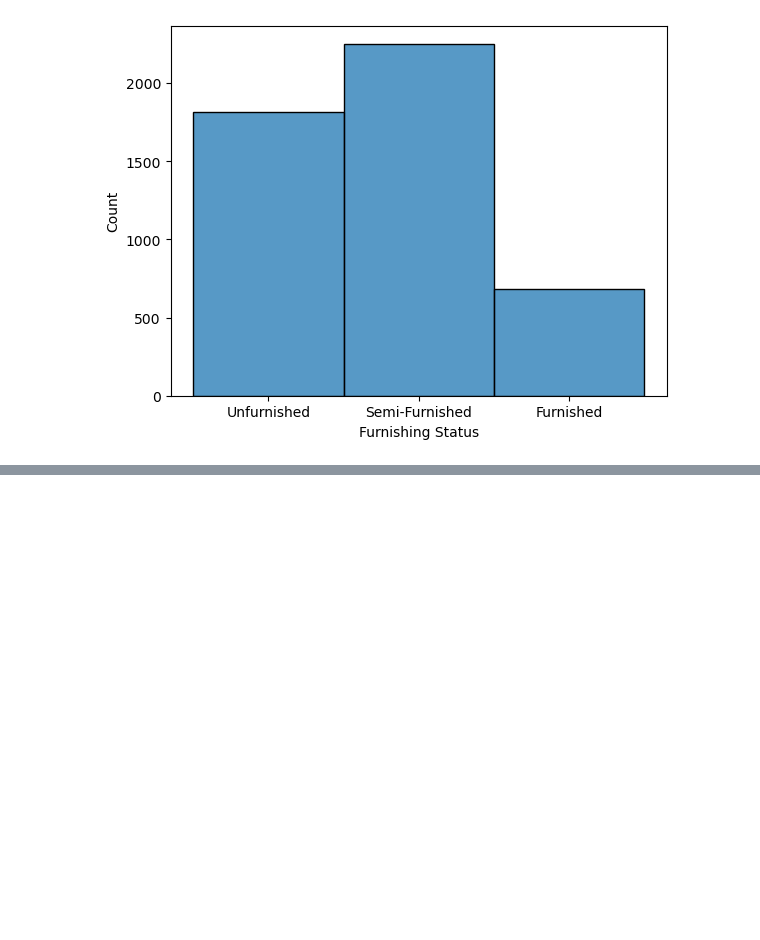
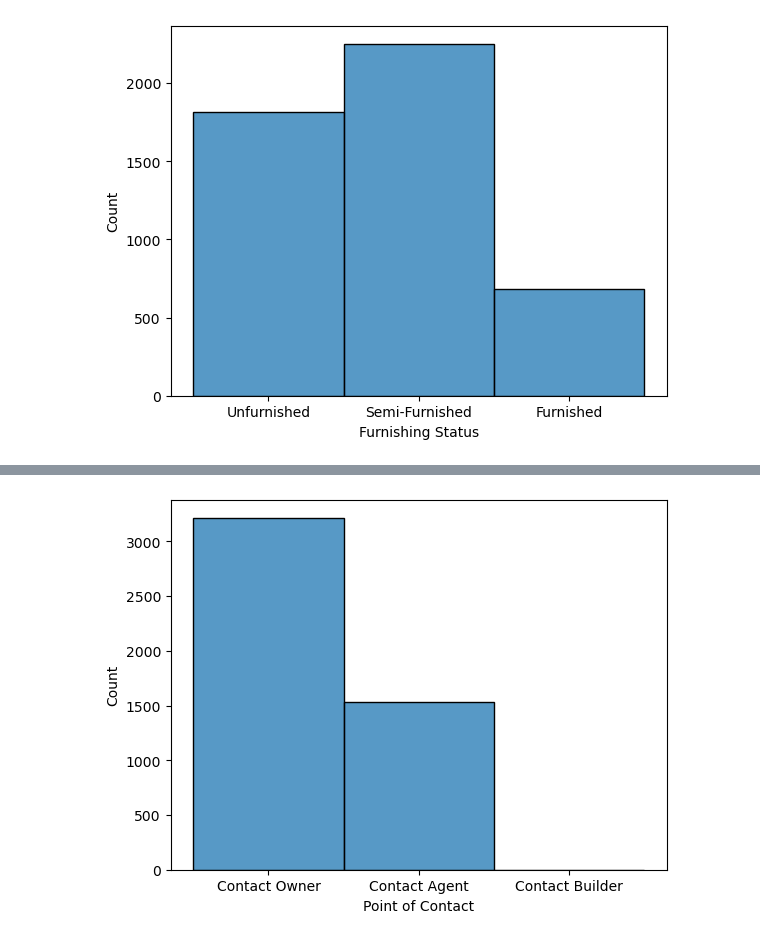
Before and after one commit to jbernalg/Learning_Data, a Jupyter notebook: Course_ML2/Semana_08/JeinffersonBernal_reto7_ML2.ipynb, the cells around one changed output, grey strips where cells are left out. Drawn from its saved outputs; the diff is of its cells as text; code cells hidden in the pictures; blank space fills up the shorter version.

```diff
--- a/Course_ML2/Semana_08/JeinffersonBernal_reto7_ML2.ipynb
+++ b/Course_ML2/Semana_08/JeinffersonBernal_reto7_ML2.ipynb
@@ -252,0 +277,4 @@ sns.histplot(df, x='Furnishing Status');
+# %%
+sns.histplot(df, x='Point of Contact');
+# %% [output]
+[figure, added]
```
Also changed, not shown: parts of 5 cells of this notebook.
